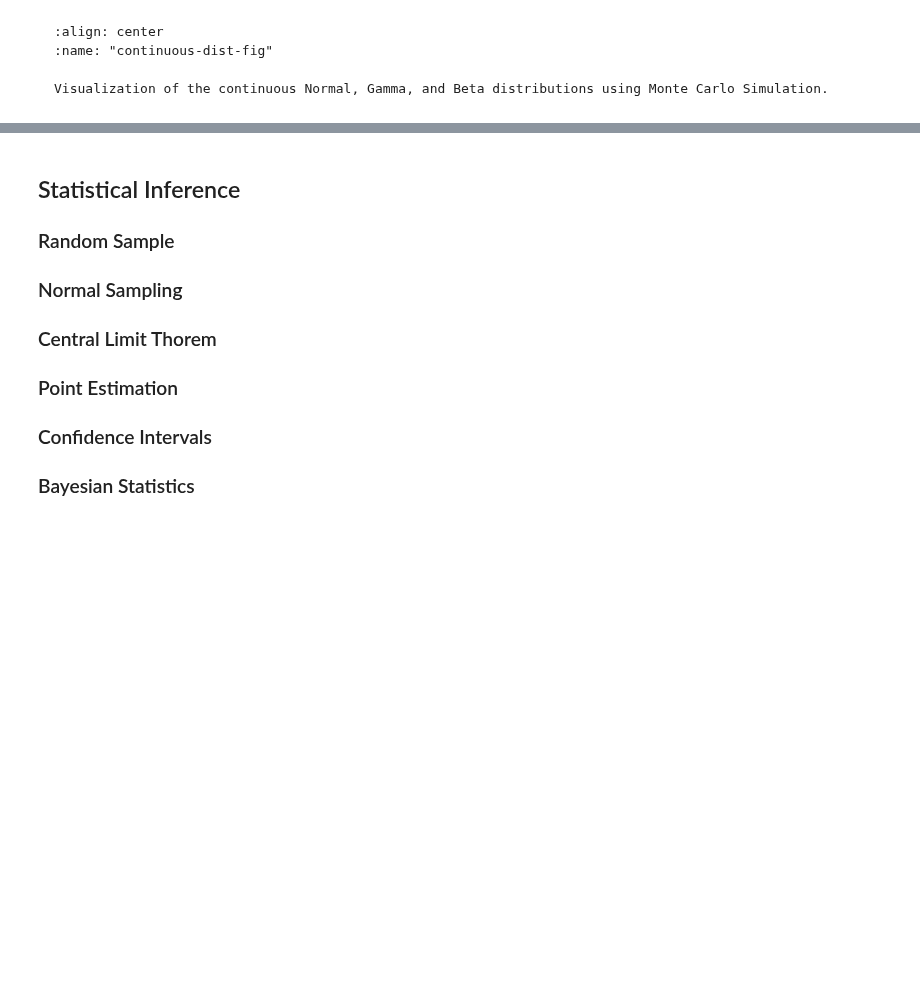
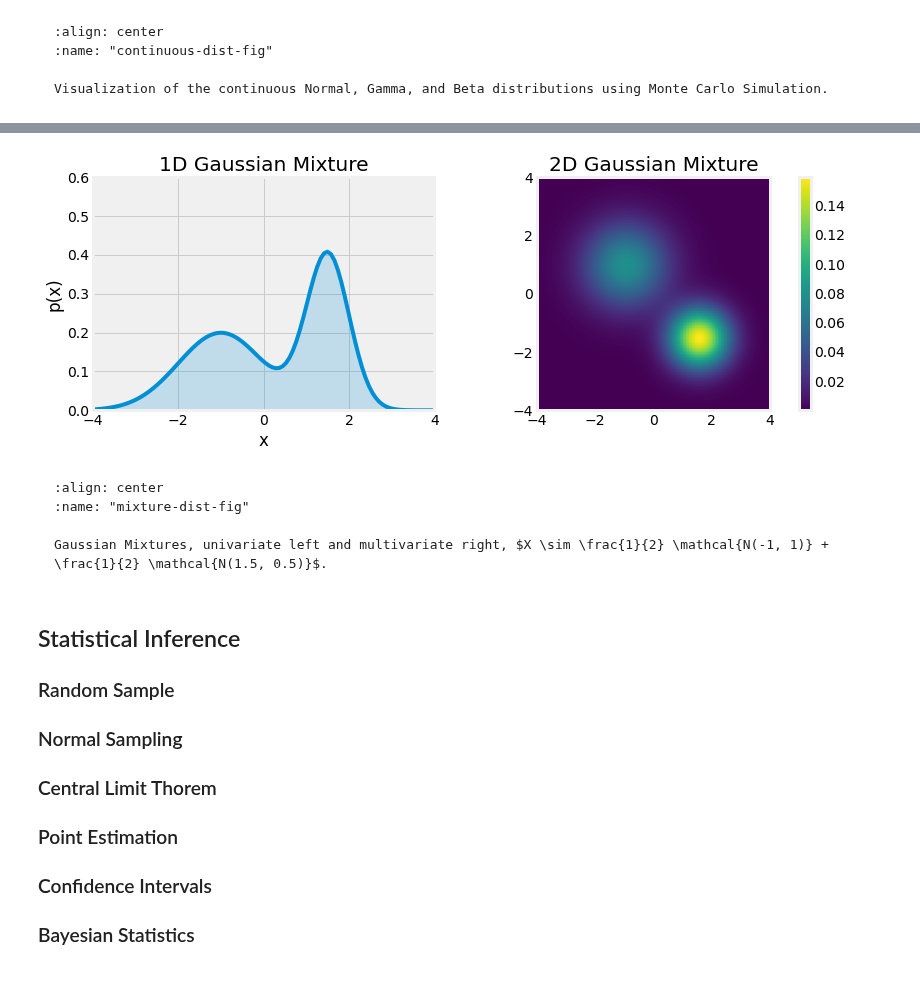
Before and after one commit to yliess86/DataDrivenScienceBook, a Jupyter notebook: data_driven_science_book/2_applied_mathematics/2_probabilities_and_information_theory.ipynb, the cells around one changed output, grey strips where cells are left out. Drawn from its saved outputs; the diff is of its cells as text; code cells hidden in the pictures; blank space fills up the shorter version.

Commit message:
Gaussian Mixture

````diff
--- a/data_driven_science_book/2_applied_mathematics/2_probabilities_and_information_theory.ipynb
+++ b/data_driven_science_book/2_applied_mathematics/2_probabilities_and_information_theory.ipynb
@@ -1036,0 +1051,55 @@ Visualization of the continuous Normal, Gamma, and Beta distributions using Mont
+# %%
+from mpl_toolkits.axes_grid1 import make_axes_locatable
+from scipy.stats import multivariate_normal
+
+import matplotlib.pyplot as plt
+import numpy as np
+plt.ion()
+plt.style.use("fivethirtyeight")
+np.random.seed(42)
+
+N = int(1e4)
+
+fig = plt.figure(figsize=(12, 4),  facecolor="white")
+ax1 = fig.add_subplot(1, 2, 1)
+ax2 = fig.add_subplot(1, 2, 2)
+
+params1 = -1.0, 1.0
+params2 =  1.5, 0.5
+t = 0.5
+
+mix = lambda a, b, t: t * a + (1 - t) * b
+gauss = lambda x, mu, sig: 1 / (sig * np.sqrt(2 * np.pi)) * np.exp(-0.5 * ((x - mu) / sig) ** 2)
+gauss_mixture = lambda x, params1, params2, t: mix(gauss(x, *params1), gauss(x, *params2), t)
+
+X = np.linspace(-4, 4, 100)
+Y = gauss_mixture(X, params1, params2, t)
+ax1.plot(X, Y)
+ax1.fill_between(X, Y, alpha=0.2)
+ax1.set_xlim(-4, 4)
+ax1.set_ylim(0, 0.6)
+ax1.set_xlabel("x")
+ax1.set_ylabel("p(x)")
+ax1.title.set_text("1D Gaussian Mixture")
+ax1.set_xticks(list(range(-4, 4 + 1))[::2])
+
+X, Y = np.mgrid[-4:4:0.1, -4:4:0.1]
+XY = np.column_stack([X.flat, Y.flat])
+Z = mix(
+    multivariate_normal.pdf(XY, mean=[params1[0]] * 2, cov=np.diag([params1[1]] * 2)),
+    multivariate_normal.pdf(XY, mean=[params2[0]] * 2, cov=np.diag([params2[1]] * 2)),
+    t,
+).reshape(X.shape)
+img = ax2.imshow(Z, extent=[-4, 4, -4, 4])
+ax2.title.set_text("2D Gaussian Mixture")
+ax2.set_yticks(np.arange(-4, 4 + 1, 2))
+ax2.grid()
+
+divider = make_axes_locatable(ax2)
+cax = divider.new_horizontal(size="5%", pad=0.4, pack_start=False)
+fig.add_axes(cax)
+fig.colorbar(img, cax=cax)
+
+fig.canvas.draw()
+# %% [output]
+[figure, added]
@@ -1037,3 +1109,10 @@ Visualization of the continuous Normal, Gamma, and Beta distributions using Mont
+# %% [markdown]
+```{glue:figure} mixture_dist_fig
+:align: center
+:name: "mixture-dist-fig"
+
+Gaussian Mixtures, univariate left and multivariate right, $X \sim \frac{1}{2} \mathcal{N(-1, 1)} + \frac{1}{2} \mathcal{N(1.5, 0.5)}$.
+```
 # %% [markdown]
 ## Statistical Inference
 ### Random Sample
````
Also changed, not shown: parts of 2 cells of this notebook.
